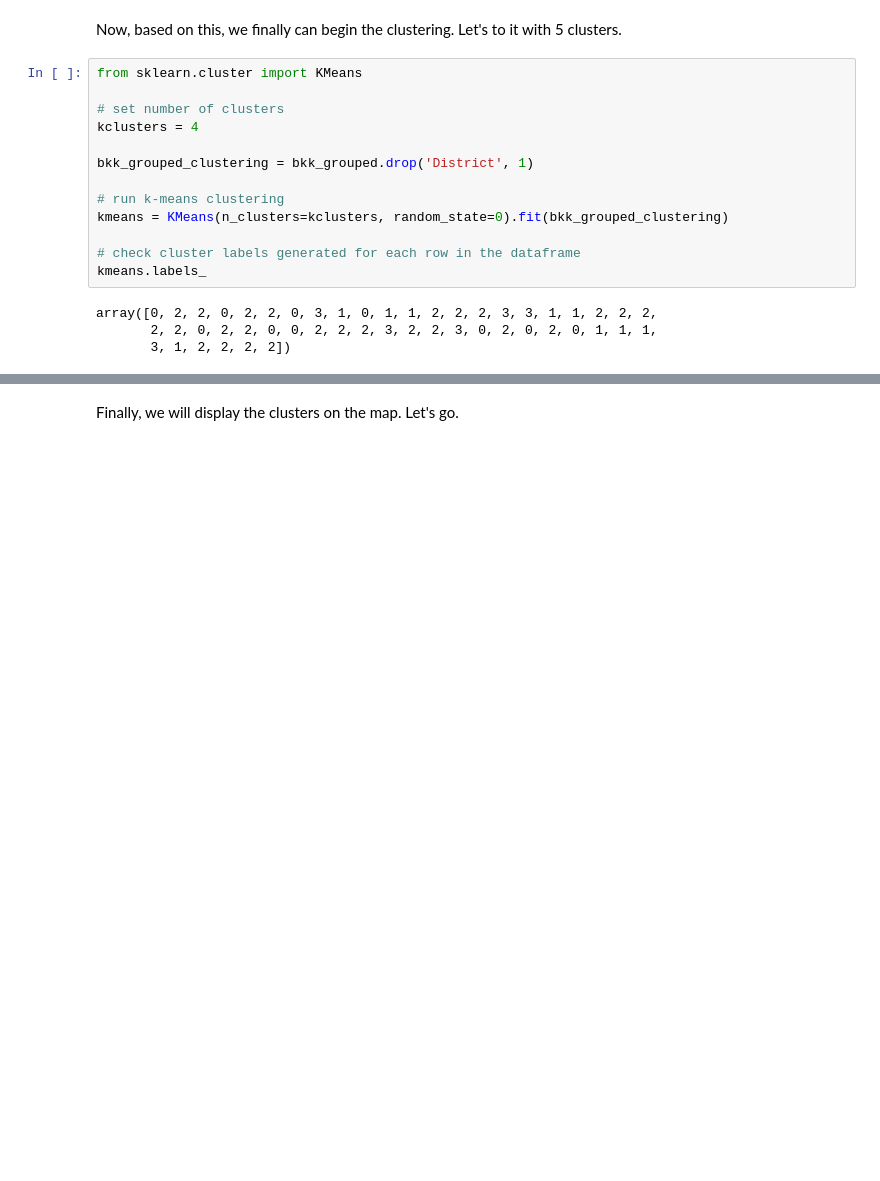
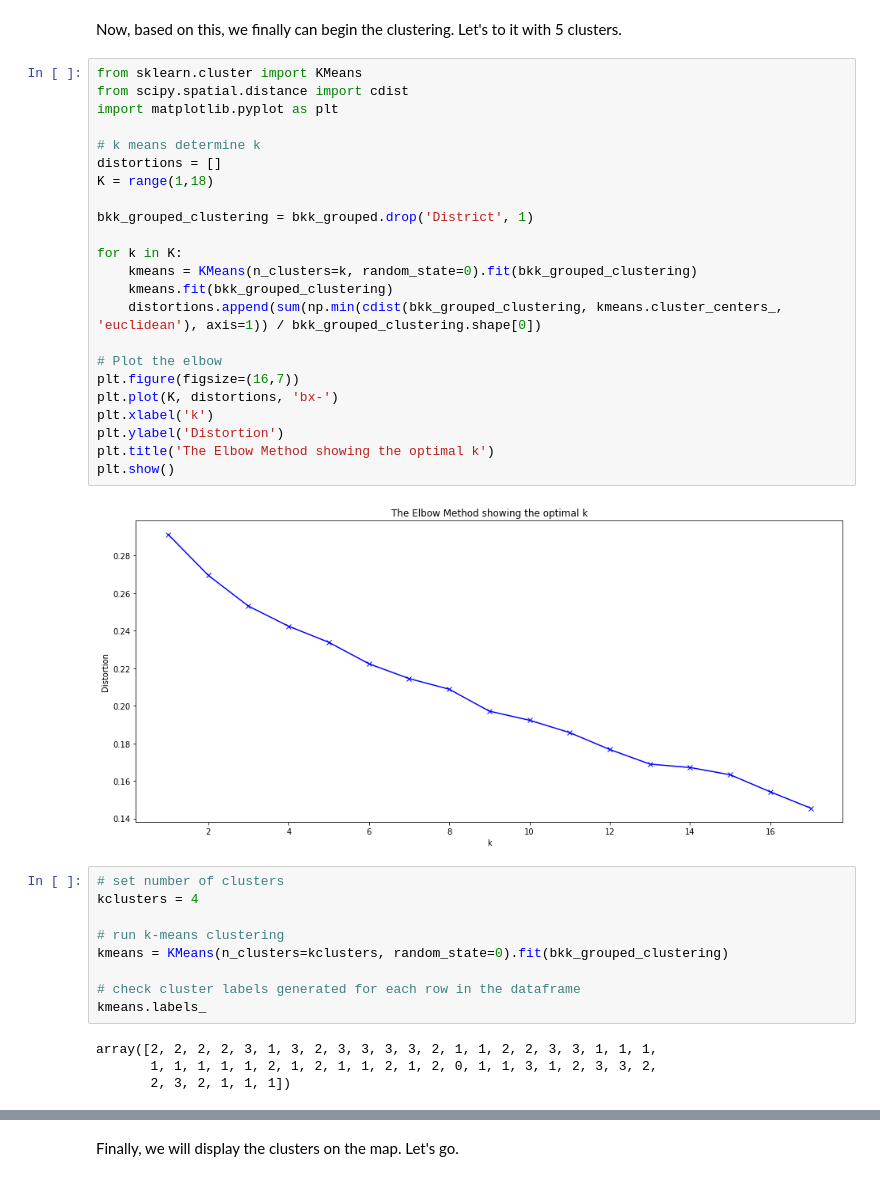
Before and after one commit to JeremyKulcsar-DS/Coursera_Capstone, a Jupyter notebook: Segment_Cluster_Bangkok.ipynb, the cells around one changed output, grey strips where cells are left out. Drawn from its saved outputs; the diff is of its cells as text; blank space fills up the shorter version.

```diff
--- a/Segment_Cluster_Bangkok.ipynb
+++ b/Segment_Cluster_Bangkok.ipynb
@@ -394,12 +394,33 @@ neighborhoods_venues_sorted
 # %% [markdown]
 Now, based on this, we finally can begin the clustering. Let's to it with 5 clusters.
+# %%
+from sklearn.cluster import KMeans
+from scipy.spatial.distance import cdist
+import matplotlib.pyplot as plt
+
+# k means determine k
+distortions = []
+K = range(1,18)
+
+bkk_grouped_clustering = bkk_grouped.drop('District', 1)
+
+for k in K:
+    kmeans = KMeans(n_clusters=k, random_state=0).fit(bkk_grouped_clustering)
+    kmeans.fit(bkk_grouped_clustering)
+    distortions.append(sum(np.min(cdist(bkk_grouped_clustering, kmeans.cluster_centers_, 'euclidean'), axis=1)) / bkk_grouped_clustering.shape[0])
+
+# Plot the elbow
+plt.figure(figsize=(16,7))
+plt.plot(K, distortions, 'bx-')
+plt.xlabel('k')
+plt.ylabel('Distortion')
+plt.title('The Elbow Method showing the optimal k')
+plt.show()
+# %% [output]
+[figure, added]
 # %%
-from sklearn.cluster import KMeans
-
 # set number of clusters
 kclusters = 4
-
-bkk_grouped_clustering = bkk_grouped.drop('District', 1)
 
 # run k-means clustering
 kmeans = KMeans(n_clusters=kclusters, random_state=0).fit(bkk_grouped_clustering)
@@ -407,9 +428,9 @@ kmeans = KMeans(n_clusters=kclusters, random_state=0).fit(bkk_grouped_clustering
 # check cluster labels generated for each row in the dataframe
 kmeans.labels_
 # %% [output]
-array([0, 2, 2, 0, 2, 2, 0, 3, 1, 0, 1, 1, 2, 2, 2, 3, 3, 1, 1, 2, 2, 2,
-       2, 2, 0, 2, 2, 0, 0, 2, 2, 2, 3, 2, 2, 3, 0, 2, 0, 2, 0, 1, 1, 1,
-       3, 1, 2, 2, 2, 2])
+array([2, 2, 2, 2, 3, 1, 3, 2, 3, 3, 3, 3, 2, 1, 1, 2, 2, 3, 3, 1, 1, 1,
+       1, 1, 1, 1, 1, 2, 1, 2, 1, 1, 2, 1, 2, 0, 1, 1, 3, 1, 2, 3, 3, 2,
+       2, 3, 2, 1, 1, 1])
 # %%
 # add clustering labels
 neighborhoods_venues_sorted.insert(0, 'Cluster Labels', kmeans.labels_)
```
Also changed, not shown: parts of 23 cells of this notebook, 1 other file.
